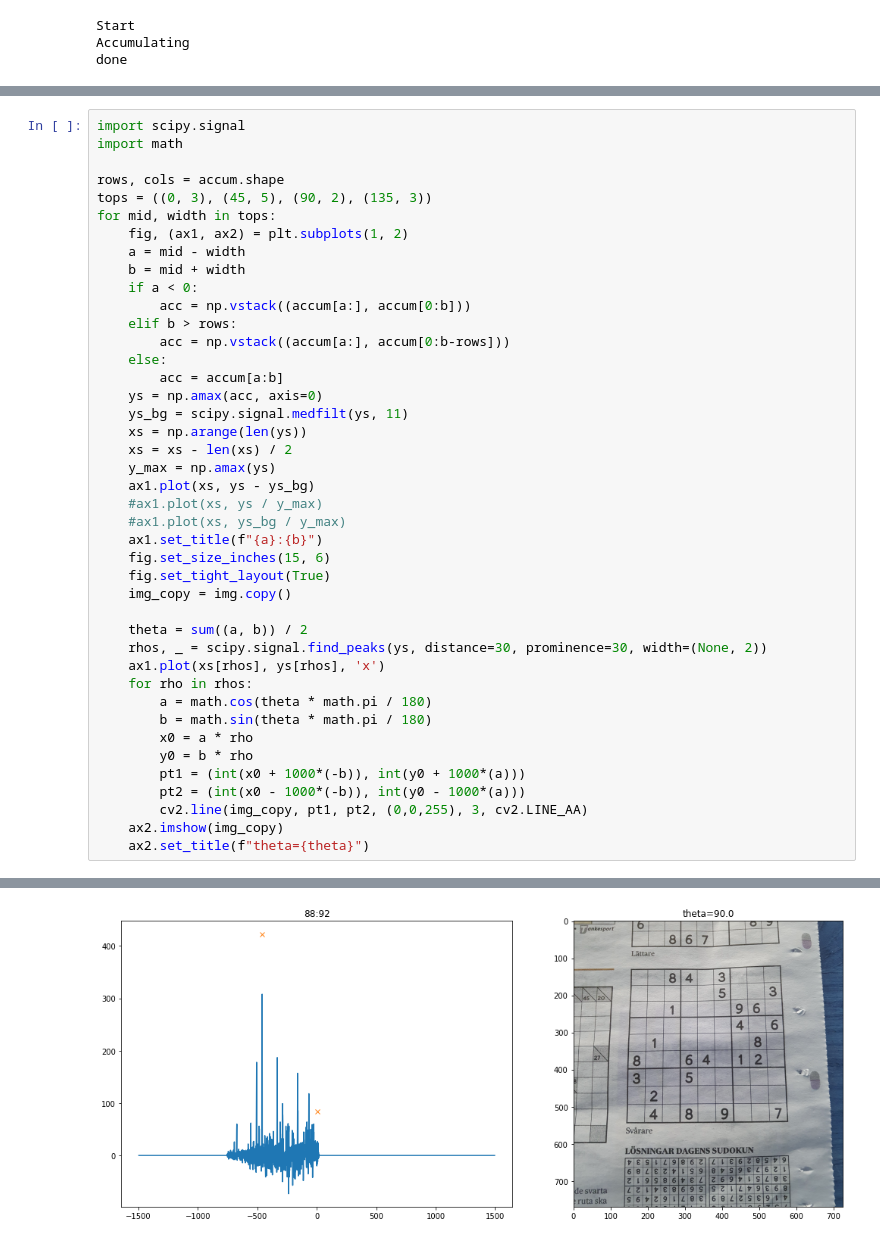
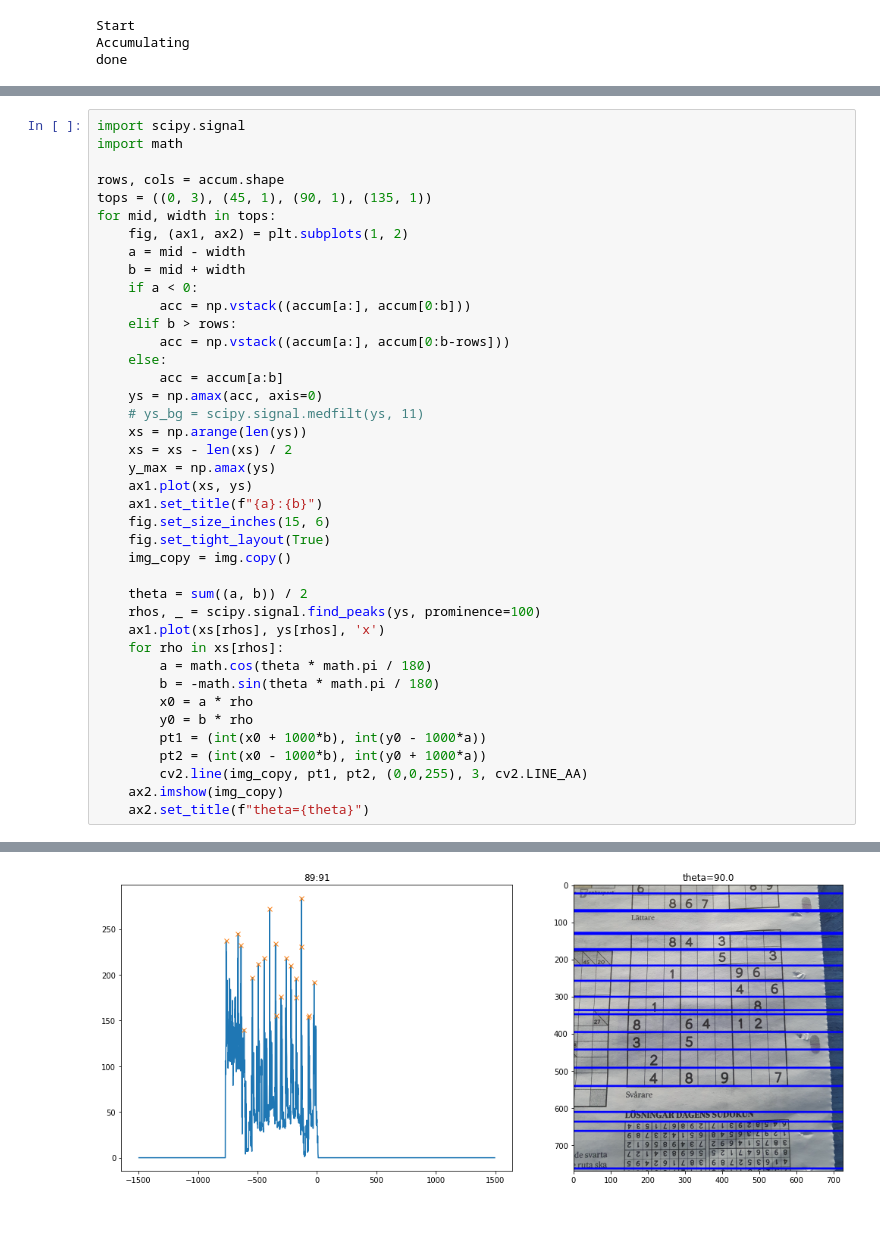
Before and after one commit to emanuelen5/sudoku-solver, a Jupyter notebook: hough.ipynb, the cells around one changed output, grey strips where cells are left out. Saved outputs shown, nothing was run; the diff lists cells and outputs as text.

```diff
--- a/hough.ipynb
+++ b/hough.ipynb
@@ -164,7 +181,7 @@ import scipy.signal
 import math
 
 rows, cols = accum.shape
-tops = ((0, 3), (45, 5), (90, 2), (135, 3))
+tops = ((0, 3), (45, 1), (90, 1), (135, 1))
 for mid, width in tops:
     fig, (ax1, ax2) = plt.subplots(1, 2)
     a = mid - width
@@ -176,28 +193,26 @@ for mid, width in tops:
     else:
         acc = accum[a:b]
     ys = np.amax(acc, axis=0)
-    ys_bg = scipy.signal.medfilt(ys, 11)
+    # ys_bg = scipy.signal.medfilt(ys, 11)
     xs = np.arange(len(ys))
     xs = xs - len(xs) / 2
     y_max = np.amax(ys)
-    ax1.plot(xs, ys - ys_bg)
-    #ax1.plot(xs, ys / y_max)
-    #ax1.plot(xs, ys_bg / y_max)
+    ax1.plot(xs, ys)
     ax1.set_title(f"{a}:{b}")
     fig.set_size_inches(15, 6)
     fig.set_tight_layout(True)
     img_copy = img.copy()
 
     theta = sum((a, b)) / 2
-    rhos, _ = scipy.signal.find_peaks(ys, distance=30, prominence=30, width=(None, 2))
+    rhos, _ = scipy.signal.find_peaks(ys, prominence=100)
     ax1.plot(xs[rhos], ys[rhos], 'x')
-    for rho in rhos:
+    for rho in xs[rhos]:
         a = math.cos(theta * math.pi / 180)
-        b = math.sin(theta * math.pi / 180)
+        b = -math.sin(theta * math.pi / 180)
         x0 = a * rho
         y0 = b * rho
-        pt1 = (int(x0 + 1000*(-b)), int(y0 + 1000*(a)))
-        pt2 = (int(x0 - 1000*(-b)), int(y0 - 1000*(a)))
+        pt1 = (int(x0 + 1000*b), int(y0 - 1000*a))
+        pt2 = (int(x0 - 1000*b), int(y0 + 1000*a))
         cv2.line(img_copy, pt1, pt2, (0,0,255), 3, cv2.LINE_AA)
     ax2.imshow(img_copy)
     ax2.set_title(f"theta={theta}")
@@ -207 +222 @@ for mid, width in tops:
-[figure, old version]
+[figure, new version]
```
Also changed, not shown: parts of 5 cells of this notebook, 2 other files.
